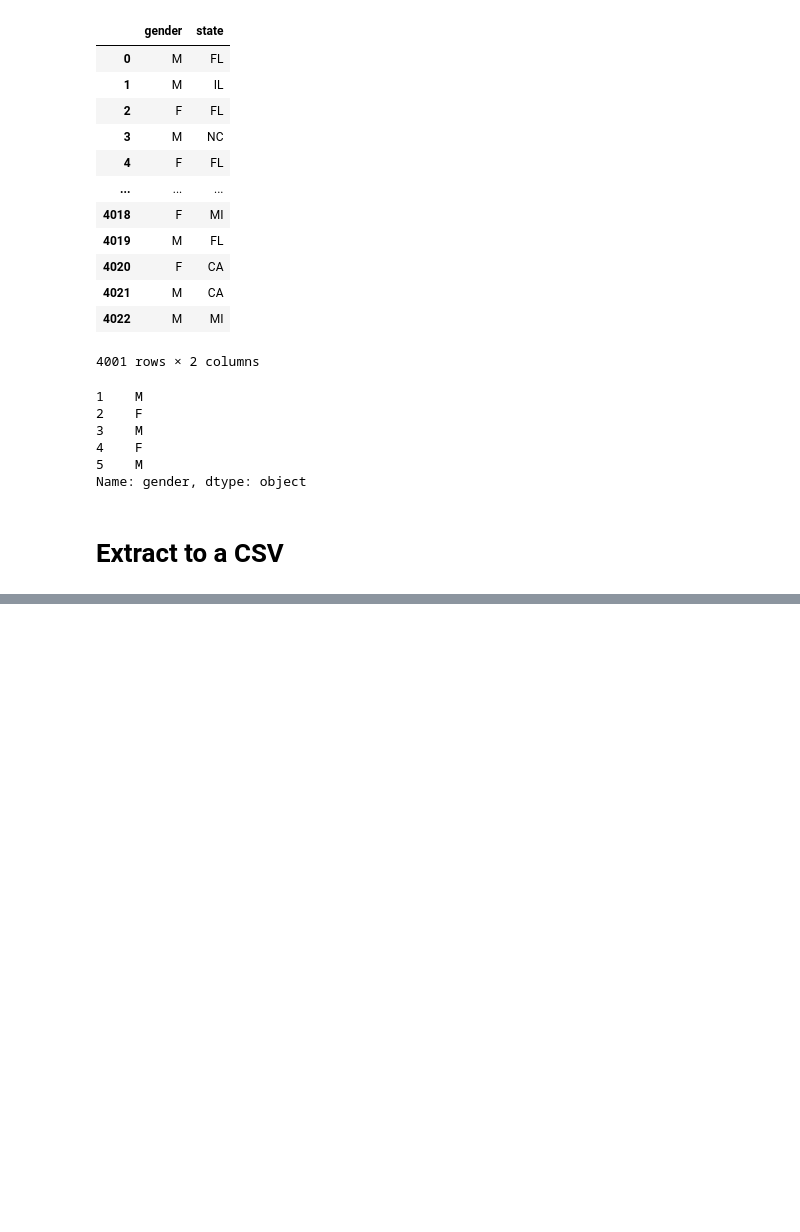
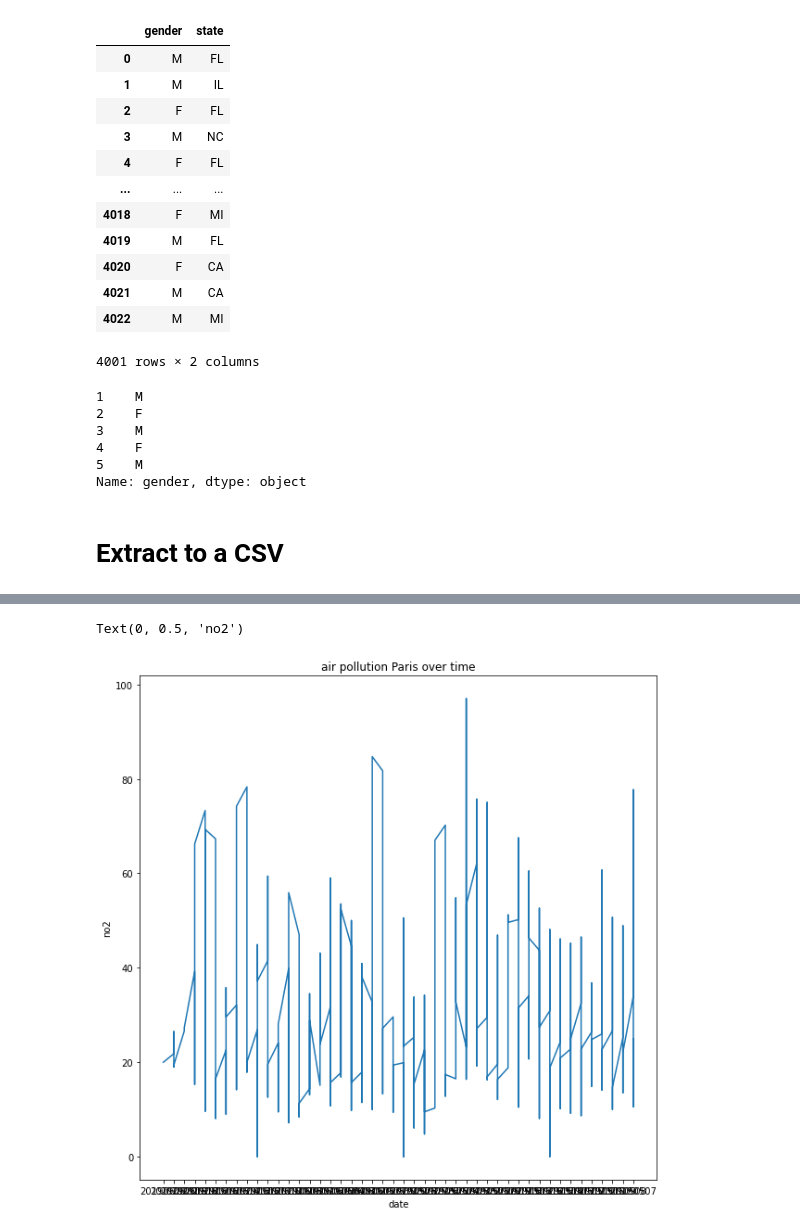
Before and after one commit to siandav/cosferlabwork, a Jupyter notebook: Jupyter/Week1/Day2 H4A_analysis_1.ipynb, the cells around one changed output, grey strips where cells are left out. Saved outputs shown, nothing was run; the diff lists cells and outputs as text; code cells hidden in the pictures; blank space fills up the shorter version.

```diff
--- a/Jupyter/Week1/Day2 H4A_analysis_1.ipynb
+++ b/Jupyter/Week1/Day2 H4A_analysis_1.ipynb
@@ -561,0 +1035,9 @@ data.to_csv('data for class/day1_analysis_H4A.csv', index=False)
+# %%
+plt.figure(figsize=(10,10))
+plt.plot(paris['date'],paris['value'])
+plt.title('air pollution Paris over time')
+plt.xlabel('date')
+plt.ylabel('no2')
+# %% [output]
+Text(0, 0.5, 'no2')
+[figure, added]
```
Also changed, not shown: parts of 72 cells of this notebook, 7 other files.
